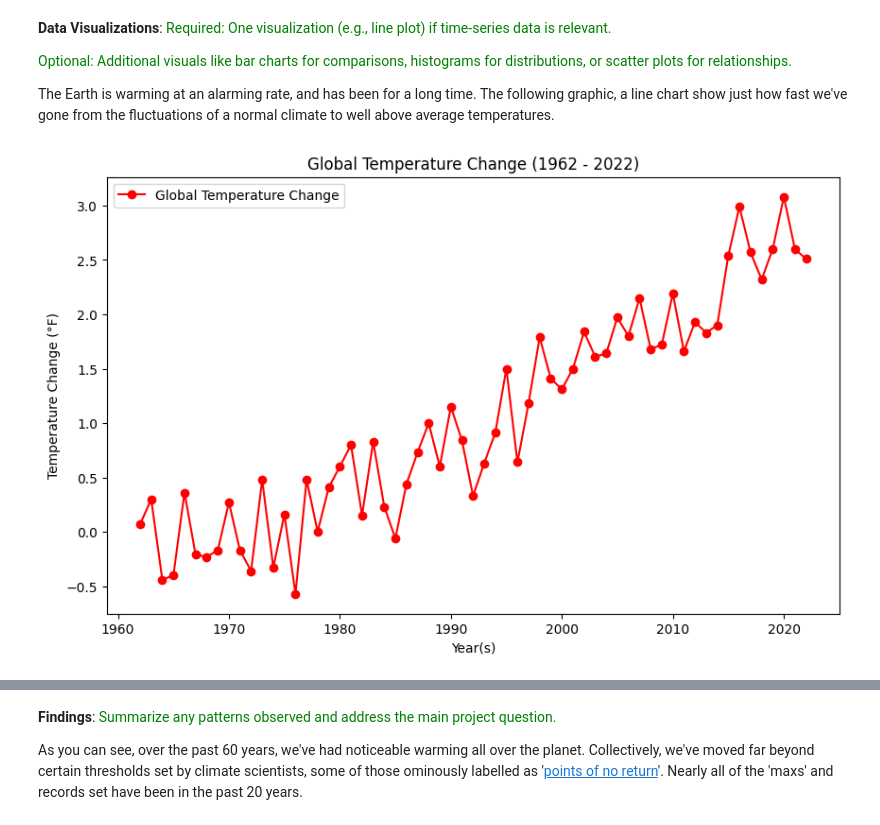
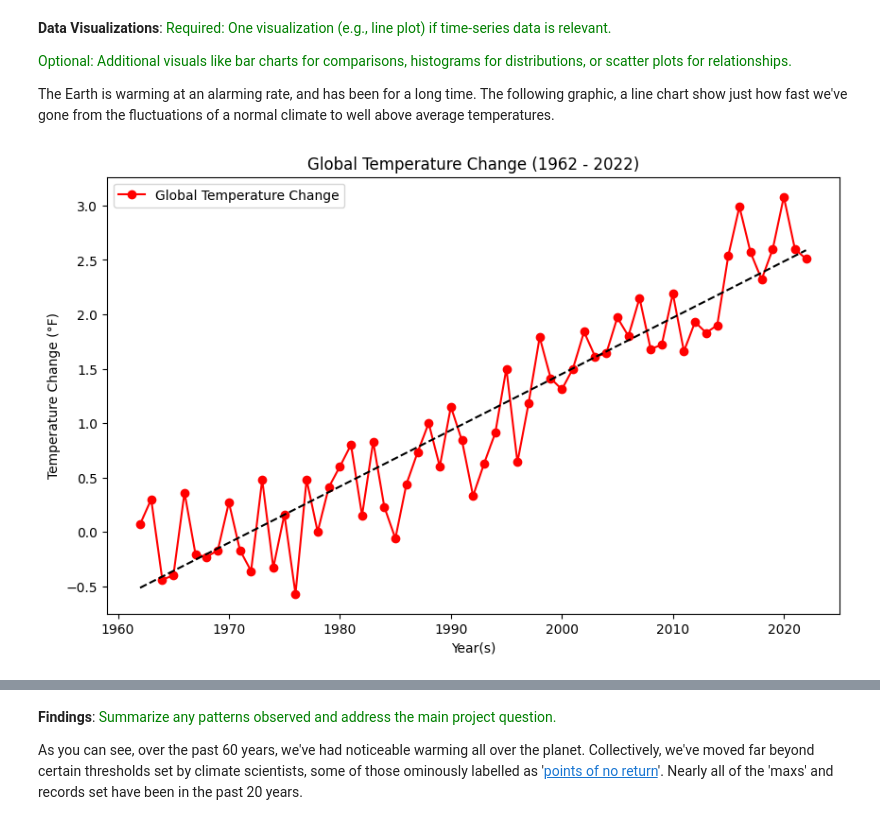
Before and after one commit to jared-joering/data_project_2024, a Jupyter notebook: climate_change_project.ipynb, the cells around one changed output, grey strips where cells are left out. Cells and saved outputs as stored; diff of their text form; code cells hidden in the pictures.

Commit message:
added a country comparison with greenland and niger, also plotted trendline for world temperatures through numpy

```diff
--- a/climate_change_project.ipynb
+++ b/climate_change_project.ipynb
@@ -109,21 +110,26 @@ The Earth is warming at an alarming rate, and has been for a long time.  The fol
 # %%
 # first we extract the specific row to show the 'world' alone, using our fahrenheit converted df
 world = df_CtoF[df_CtoF['Country'] == 'World']
 
 # next we 'flatten' the values into numeric ones
 world_temps = world[year_columns].values.flatten()
 
 # creating a list of years for the data
 years = list(range(1962, 2023))
 
+# creating a trend line and function for a more concise look at how we're trending upward
+world_trend = np.polyfit(years, world_temps, 1)
+world_trend_line = np.poly1d(world_trend)
+
 # finally, we plot the data
 mplpy.figure(figsize=(10, 6))
 mplpy.plot(years, world_temps, marker='o', color='red', label='Global Temperature Change')
+mplpy.plot(years, world_trend_line(years), color='black', linestyle='--')
 mplpy.title('Global Temperature Change (1962 - 2022)')
 mplpy.xlabel('Year(s)')
 mplpy.ylabel('Temperature Change (°F)')
 mplpy.grid(False)
 mplpy.legend()
 mplpy.show()
 # %% [output]
-[figure, old version]
+[figure, new version]
```
Also changed, not shown: parts of 3 cells of this notebook.
